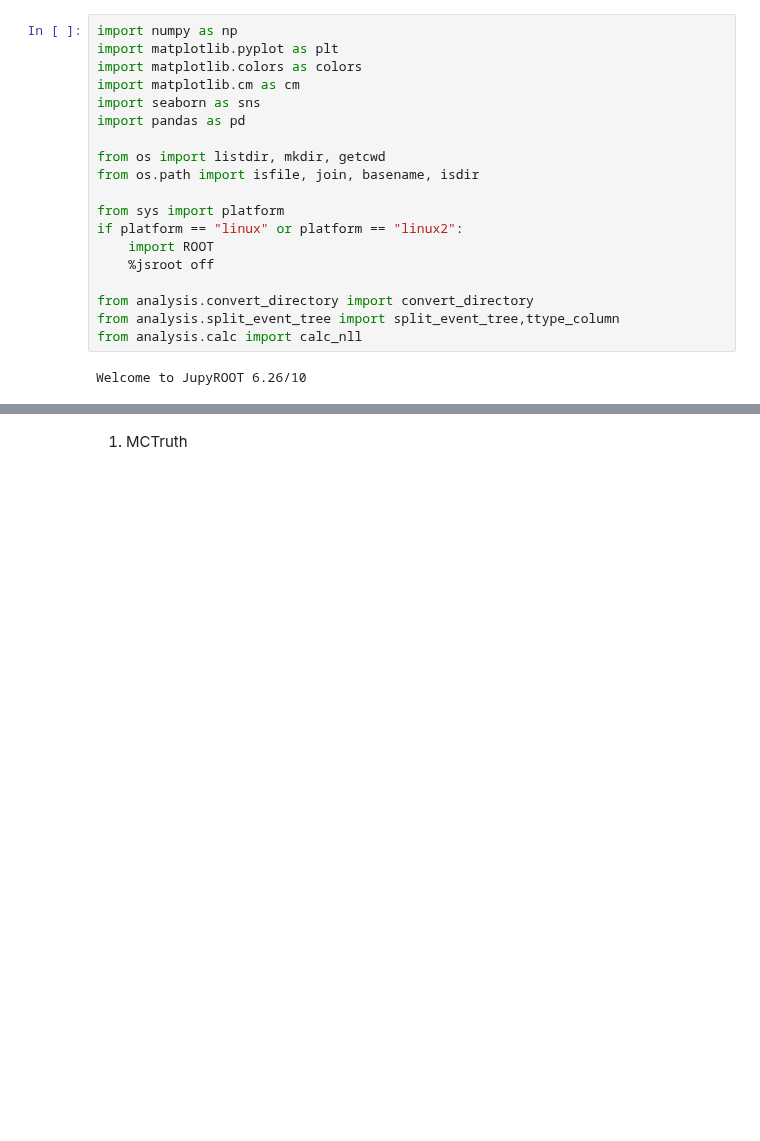
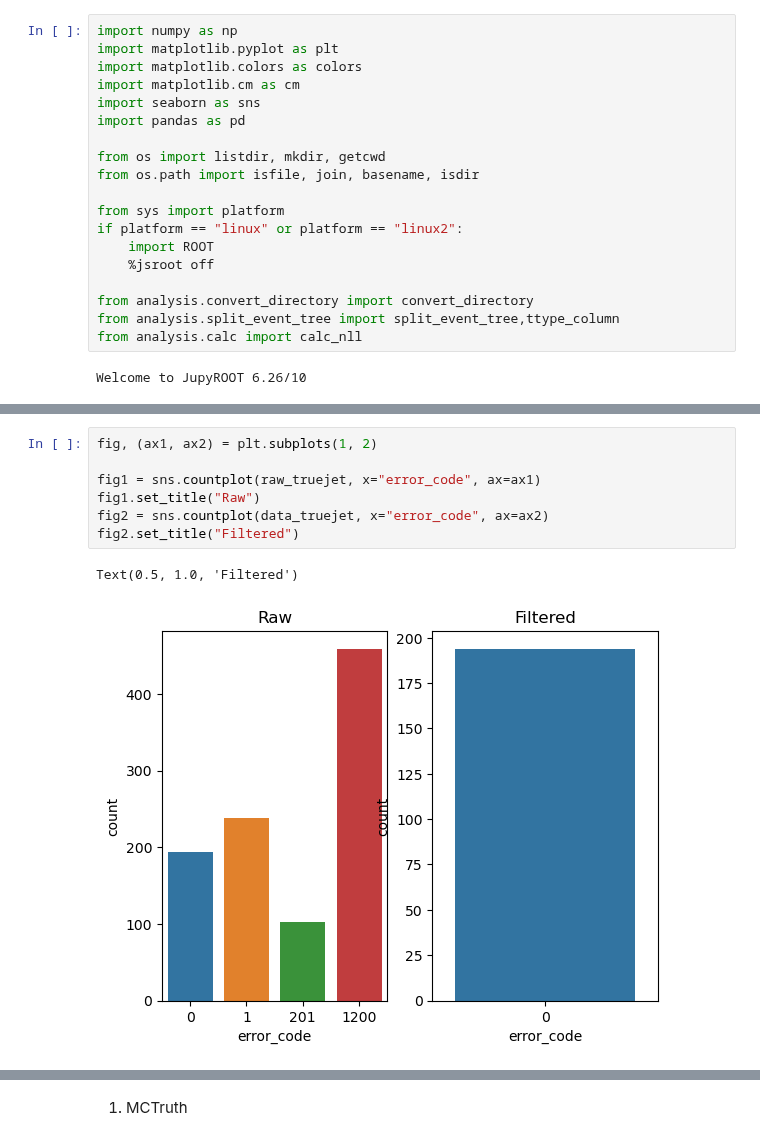
Before and after one commit to nVentis/MEM_HEP, a Jupyter notebook: view_v3.ipynb, the cells around one changed output, grey strips where cells are left out. Drawn from its saved outputs; the diff is of its cells as text; blank space fills up the shorter version.

```diff
--- a/view_v3.ipynb
+++ b/view_v3.ipynb
@@ -96,0 +99,10 @@ sns.countplot(data_jet, x="passed_preselection")
+# %%
+fig, (ax1, ax2) = plt.subplots(1, 2)
+
+fig1 = sns.countplot(raw_truejet, x="error_code", ax=ax1)
+fig1.set_title("Raw")
+fig2 = sns.countplot(data_truejet, x="error_code", ax=ax2)
+fig2.set_title("Filtered")
+# %% [output]
+Text(0.5, 1.0, 'Filtered')
+[figure, added]
```
Also changed, not shown: parts of 20 cells of this notebook, 22 other files.
